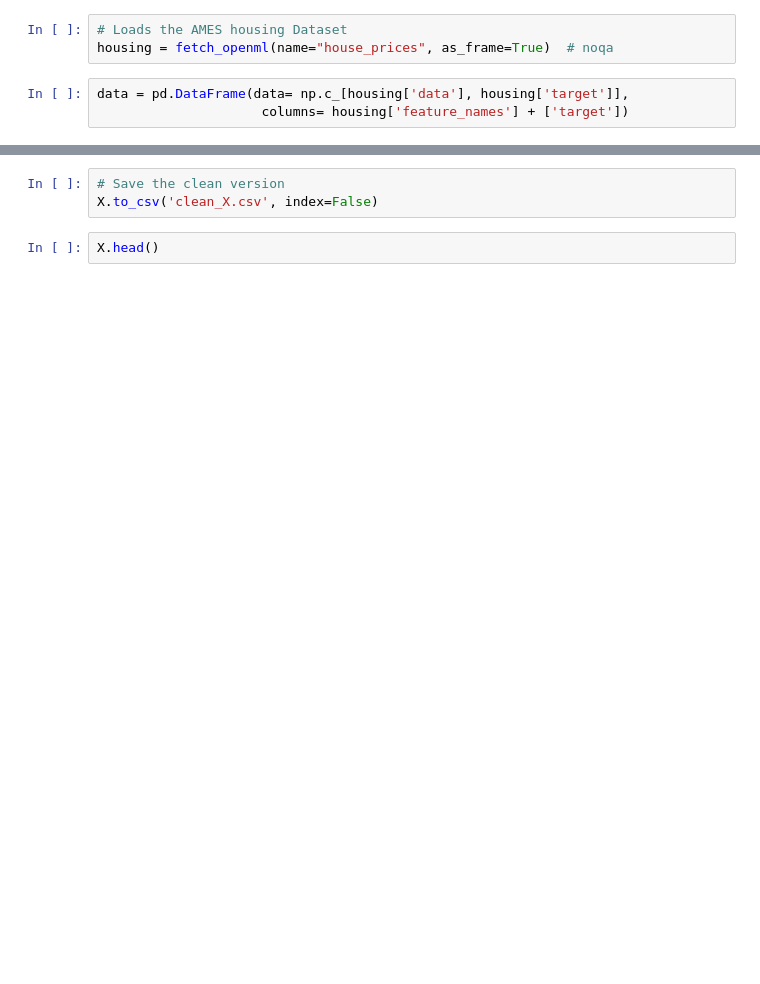
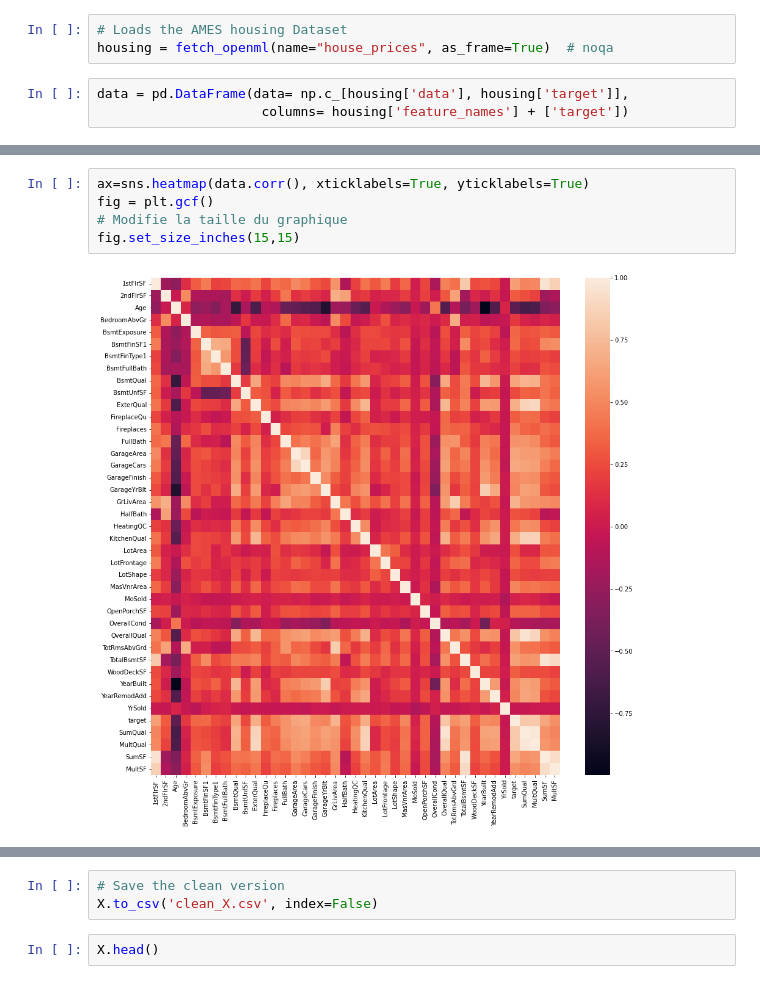
Before and after one commit to TanguyMe/Projet_E2_P1, a Jupyter notebook: model.ipynb, the cells around one changed output, grey strips where cells are left out. Saved outputs shown, nothing was run; the diff lists cells and outputs as text; blank space fills up the shorter version.

```diff
--- a/model.ipynb
+++ b/model.ipynb
@@ -38,0 +170,7 @@ data = data[(data.SaleCondition != 'Family')]
+# %%
+ax=sns.heatmap(data.corr(), xticklabels=True, yticklabels=True)
+fig = plt.gcf()
+# Modifie la taille du graphique
+fig.set_size_inches(15,15)
+# %% [output]
+[figure, added]
```
Also changed, not shown: parts of 63 cells of this notebook, 4 other files.
